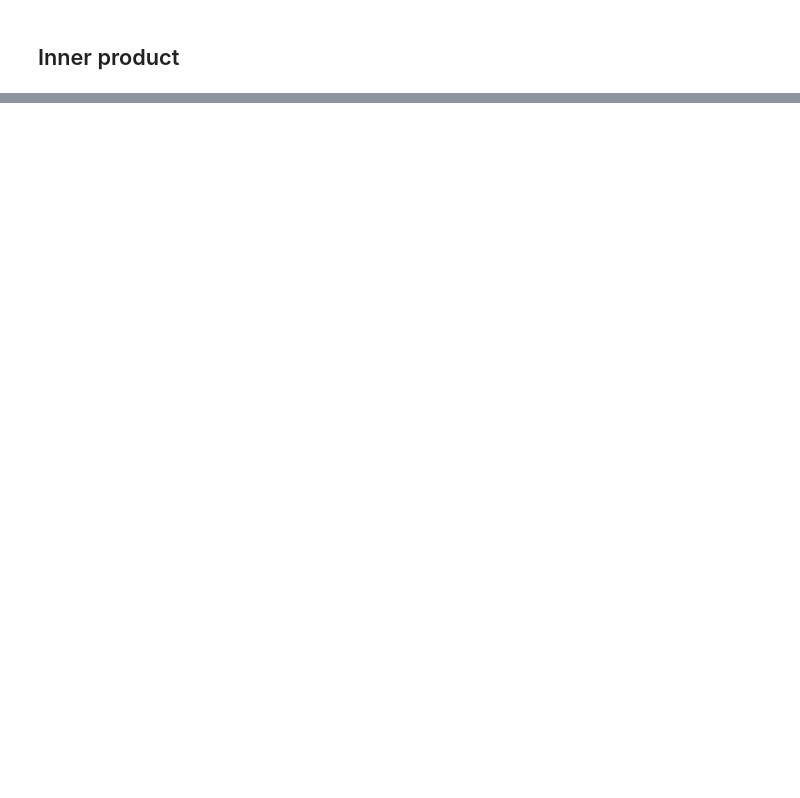
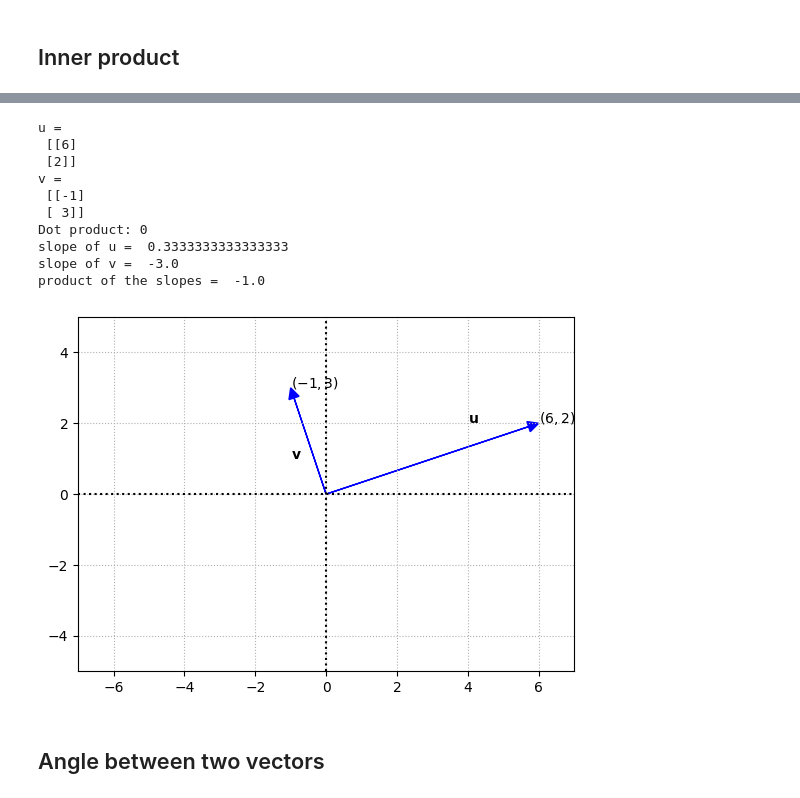
Before and after one commit to deva-k/dev-analytics, a Jupyter notebook: book/linear_algebra.ipynb, the cells around one changed output, grey strips where cells are left out. Cells and saved outputs as stored; diff of their text form; code cells hidden in the pictures; blank space fills up the shorter version.

Commit message:
added inner product and orthogonality section

```diff
--- a/book/linear_algebra.ipynb
+++ b/book/linear_algebra.ipynb
@@ -314,0 +439,56 @@ $\lVert \mathbb{u} + \mathbb{v}\rVert \le \lVert \mathbb{u}\rVert + \lVert \math
+# %%
+u = np.array([6,2]).reshape(-1,1)
+v = np.array([-1,3]).reshape(-1,1)
+
+uv_dot = np.dot(np.transpose(u),v)
+
+print('u = \n', u)
+print('v = \n', v)
+print('Dot product:', uv_dot[0][0])
+
+y = np.array([u[1][0],0])
+x = np.array([u[0][0],0])
+# we use the function gradient from numpy to find change in y with respect to x
+u_slope = np.gradient(y, x)
+
+y = np.array([v[1][0],0])
+x = np.array([v[0][0],0])
+v_slope = np.gradient(y, x)
+
+print('slope of u = ', u_slope[0])
+print('slope of v = ', v_slope[0])
+print('product of the slopes = ', u_slope[0] * v_slope[0])
+
+fig, ax = plt.subplots()
+options = {"head_width":0.3, "head_length":0.3, "length_includes_head":True}
+
+ax.arrow(0,0,u[0][0],u[1][0],fc='b',ec='b',**options)
+ax.arrow(0,0,v[0][0],v[1][0],fc='b',ec='b',**options)
+
+ax.text(4,2,'$\mathbf{u}$')
+ax.text(u[0][0],u[1][0],'$(6,2)$')
+ax.text(-1,1,'$\mathbf{v}$')
+ax.text(v[0][0],v[1][0],'$(-1,3)$')
+
+# settings
+ax.set_aspect('equal')
+ax.grid(True,ls=':')
+ax.axvline(x=0,color="k",ls=":")
+ax.axhline(y=0,color="k",ls=":")
+ax.grid(True)
+ax.axis([-7,7,-5,5])
+ax.set_aspect('equal')
+# %% [output]
+u =
+ [[6]
+ [2]]
+v =
+ [[-1]
+ [ 3]]
+Dot product: 0
+slope of u =  0.3333333333333333
+slope of v =  -3.0
+product of the slopes =  -1.0
+[figure, added]
+# %% [markdown]
+## Angle between two vectors
```
Also changed, not shown: parts of 24 cells of this notebook.
